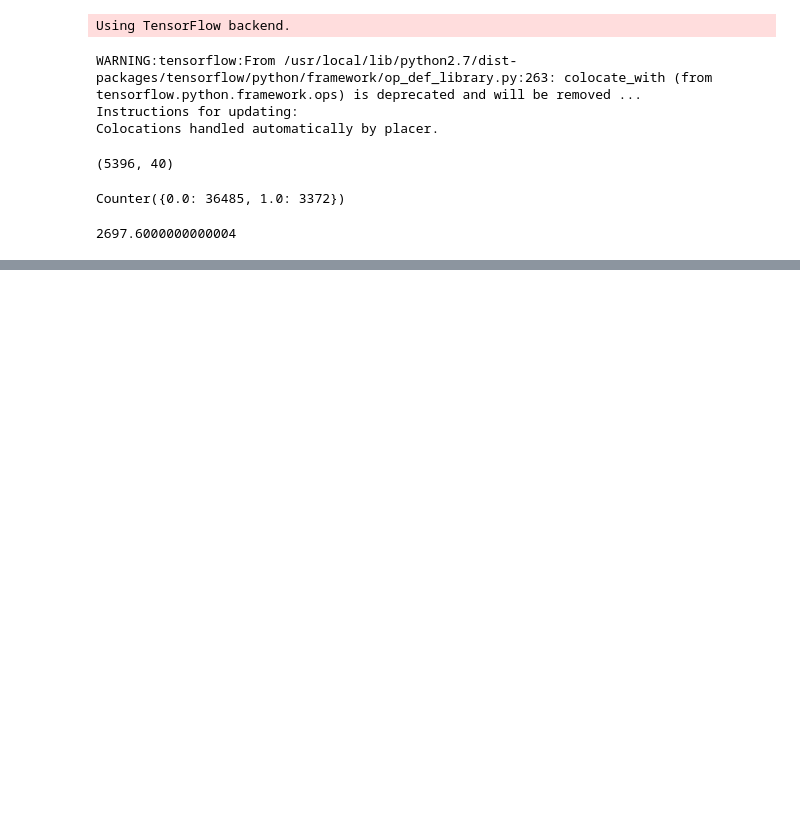
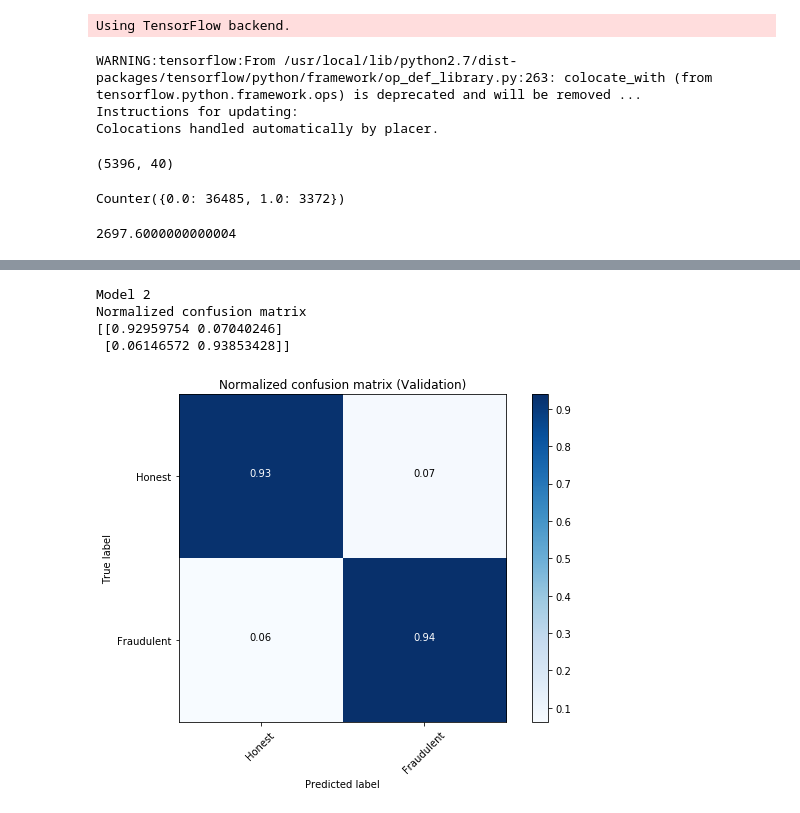
Before and after one commit to sambit9238/DataScience, a Jupyter notebook: fraud_invention.ipynb, the cells around one changed output, grey strips where cells are left out. Saved outputs shown, nothing was run; the diff lists cells and outputs as text; code cells hidden in the pictures; blank space fills up the shorter version.

```diff
--- a/fraud_invention.ipynb
+++ b/fraud_invention.ipynb
@@ -445,6 +445,6 @@ Counter({0.0: 36485, 1.0: 3372})
 2697.6000000000004
 # %%
 #Train model using boot straping
-for i in range(15):
+for i in range(10):
     sample_x,sample_y = CreateSample()
     M1.fit(sample_x, sample_y, epochs=Nepochs, batch_size=5, verbose=0)
@@ -509,18 +505,18 @@ import pickle
 M1.save('TrustKeeper.h5')
 # %%
 #without node2vec
-input_size = 40 # Features from X matrix
+input_size = 12 # Features from X matrix
 
-M1 = Sequential()
-M1.add(Dense(128, activation='relu', input_shape=(input_size,)))
-M1.add(Dense(128, activation='relu'))
-M1.add(Dense(64, activation='relu'))
-M1.add(Dense(32, activation='relu'))
-M1.add(Dense(16, activation='relu'))
-M1.add(Dense(1,activation='sigmoid'))
+M2 = Sequential()
+M2.add(Dense(128, activation='relu', input_shape=(input_size,)))
+M2.add(Dense(128, activation='relu'))
+M2.add(Dense(64, activation='relu'))
+M2.add(Dense(32, activation='relu'))
+M2.add(Dense(16, activation='relu'))
+M2.add(Dense(1,activation='sigmoid'))
 nadam = keras.optimizers.Nadam(lr=1e-6, beta_1=0.9, beta_2=0.999, epsilon=None, schedule_decay=0.004)
 
-M1.compile(loss='binary_crossentropy',
+M2.compile(loss='binary_crossentropy',
               optimizer=nadam,
               metrics=['accuracy'])
 
@@ -528,6 +524,13 @@ M1.compile(loss='binary_crossentropy',
 Nepochs = 10
 # %%
 cols_to_keep = list(range(14,20)) + list(range(34,40))
-for i in range(15):
+for i in range(10):
     sample_x,sample_y = CreateSample()
     M2.fit(sample_x[:,cols_to_keep], sample_y, epochs=Nepochs, batch_size=5, verbose=0)
+# %%
+y_pred = M2.predict(x_test[:,cols_to_keep])
+# Print classfication report
+target_names = ['Honest','Fraudulent']
+confusion_matrix = cm(y_test, np.round(y_pred))
+print("Classification Report for Model 2 (NN w/o Node2Vec)")
+print(classification_report(y_test, np.round(y_pred)))
@@ -533,0 +547,12 @@ for i in range(15):
+# %%
+# Plot normalized confusion matrix
+print('Model 2')
+plt.figure(figsize=(8,6))
+plot_confusion_matrix(confusion_matrix, classes=target_names, normalize=True,
+                      title='Normalized confusion matrix (Validation)')
+# %% [output]
+Model 2
+Normalized confusion matrix
+[[0.92959754 0.07040246]
+ [0.06146572 0.93853428]]
+[figure, added]
```
Also changed, not shown: parts of 10 cells of this notebook.
